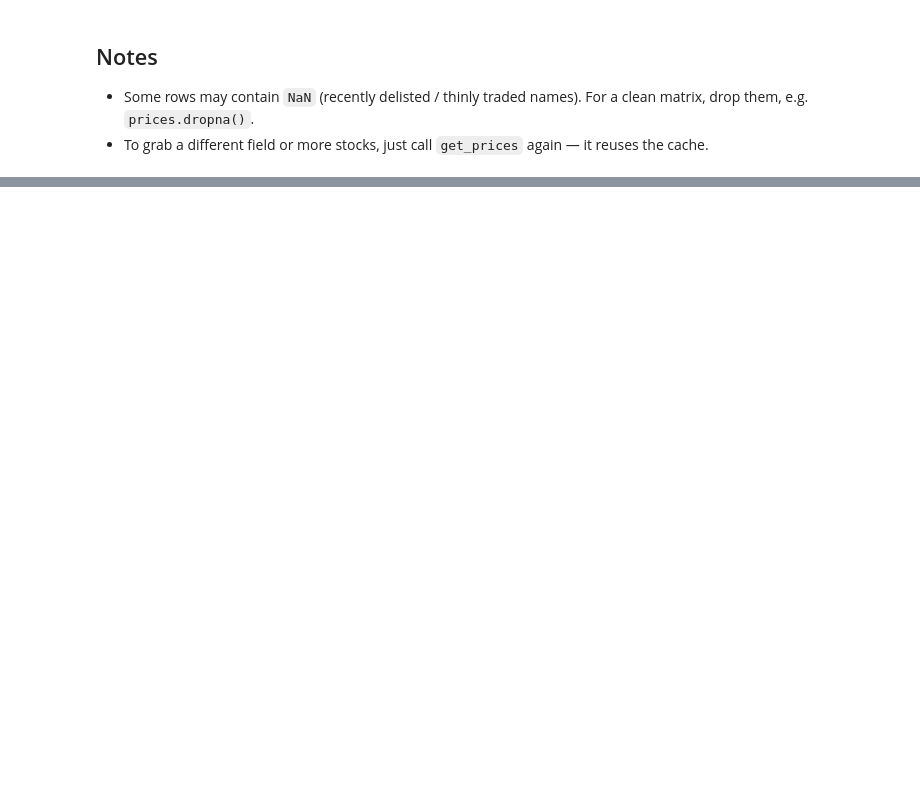
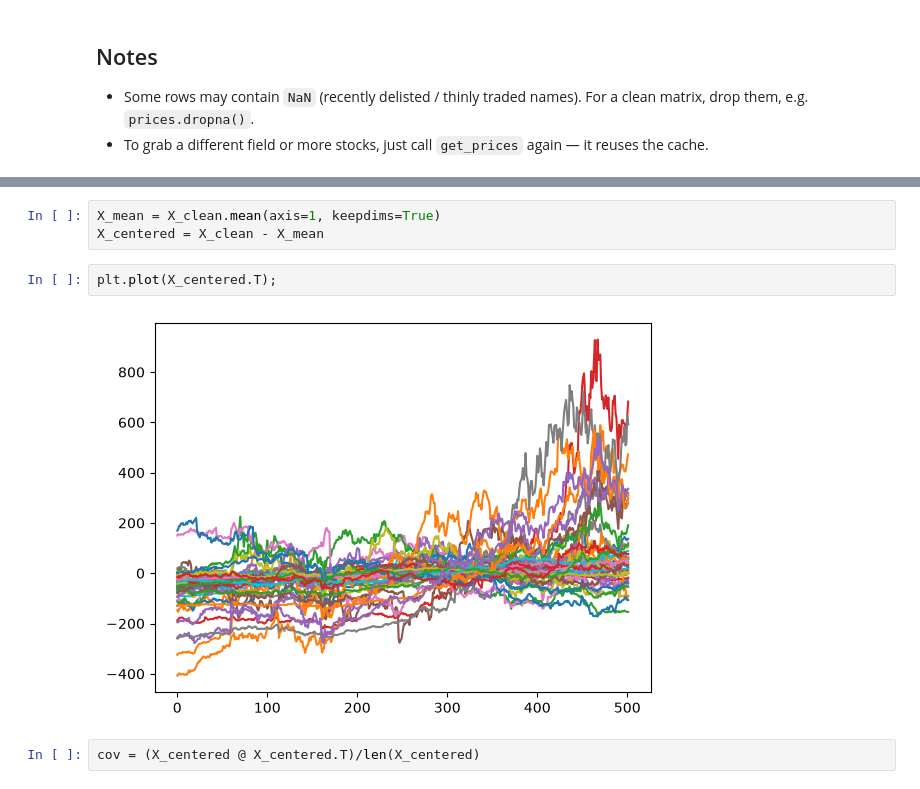
Before and after one commit to luisdiaz1997/stonks, a Jupyter notebook: notebooks/01_fetch_prices.ipynb, the cells around one changed output, grey strips where cells are left out. Cells and saved outputs as stored; diff of their text form; blank space fills up the shorter version.

```diff
--- a/notebooks/01_fetch_prices.ipynb
+++ b/notebooks/01_fetch_prices.ipynb
@@ -50,0 +122,9 @@ X_clean
+# %%
+X_mean = X_clean.mean(axis=1, keepdims=True)
+X_centered = X_clean - X_mean
+# %%
+plt.plot(X_centered.T);
+# %% [output]
+[figure, added]
+# %%
+cov = (X_centered @ X_centered.T)/len(X_centered)
```
Also changed, not shown: parts of 18 cells of this notebook.
